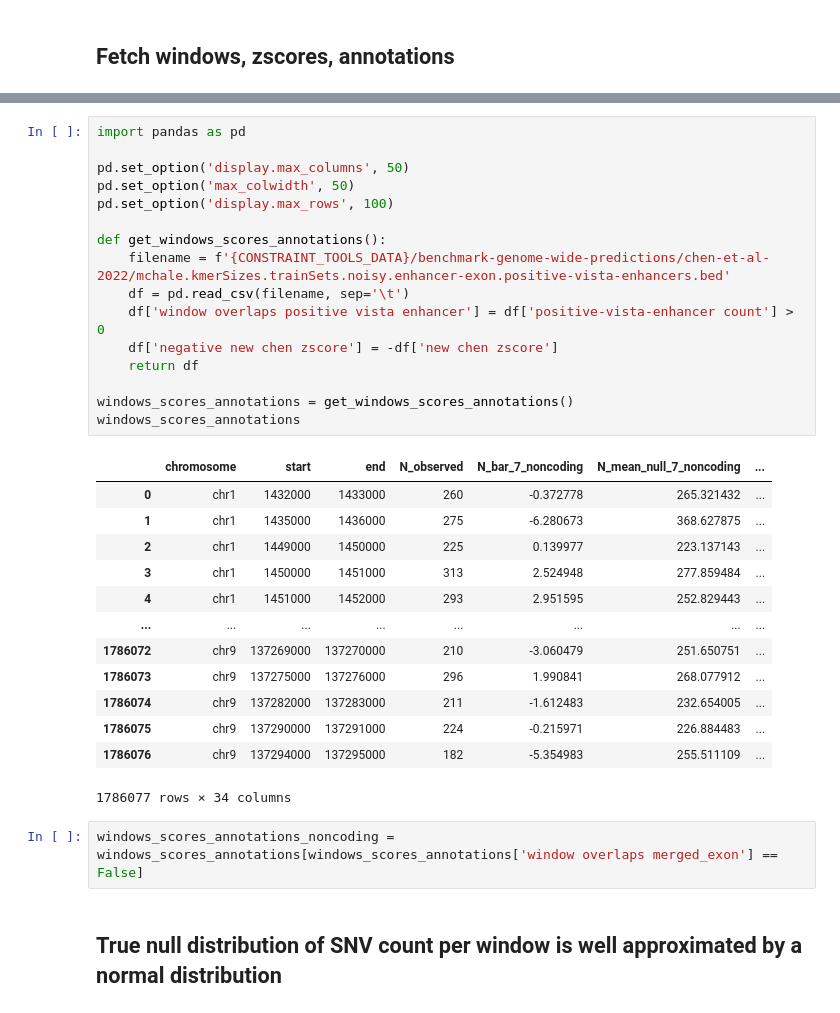
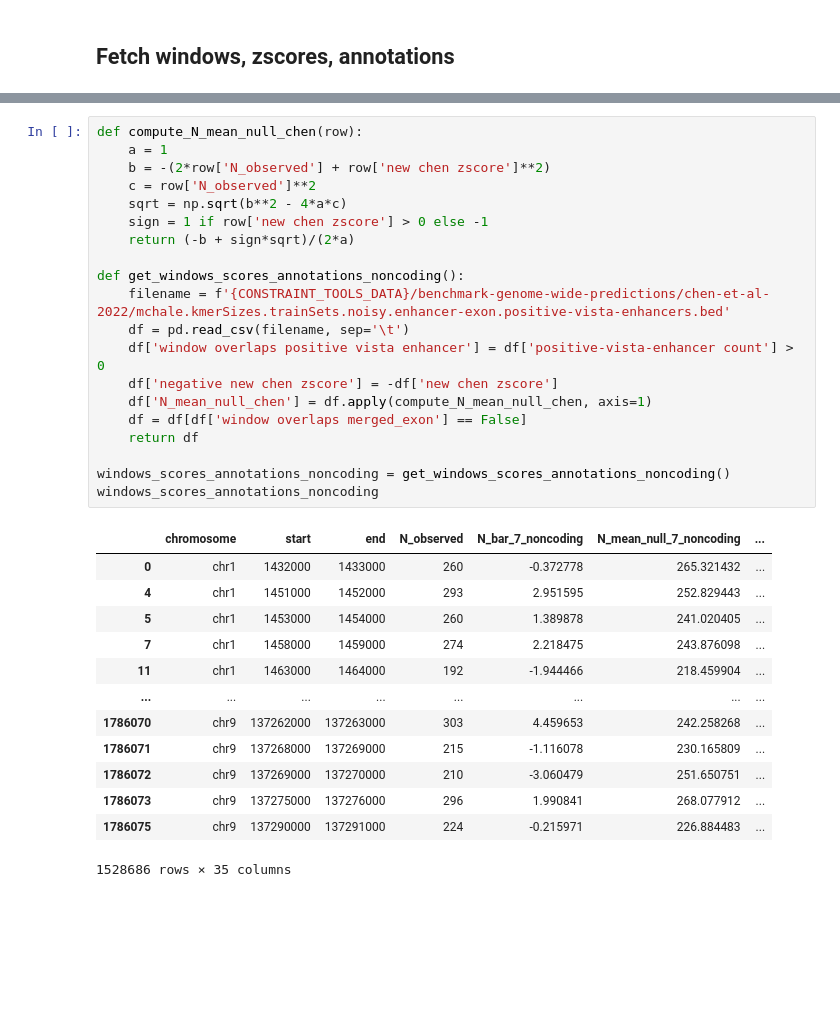
Before and after one commit to quinlan-lab/constraint-tools, a Jupyter notebook: experiments/germline-model/chen-et-al-2022/QQ-plot-for-noncoding-windows.ipynb, the cells around one changed output, grey strips where cells are left out. Cells and saved outputs as stored; diff of their text form; blank space fills up the shorter version.

Commit message:
first draft of QQ-plot-for-noncoding-windows

```diff
--- a/experiments/germline-model/chen-et-al-2022/QQ-plot-for-noncoding-windows.ipynb
+++ b/experiments/germline-model/chen-et-al-2022/QQ-plot-for-noncoding-windows.ipynb
@@ -6,34 +17,34 @@ CONSTRAINT_TOOLS_DATA = '/scratch/ucgd/lustre-work/quinlan/data-shared/constrain
 # %%
-import pandas as pd
+def compute_N_mean_null_chen(row):
+    a = 1
+    b = -(2*row['N_observed'] + row['new chen zscore']**2)
+    c = row['N_observed']**2
+    sqrt = np.sqrt(b**2 - 4*a*c)
+    sign = 1 if row['new chen zscore'] > 0 else -1
+    return (-b + sign*sqrt)/(2*a)
 
-pd.set_option('display.max_columns', 50)
-pd.set_option('max_colwidth', 50)
-pd.set_option('display.max_rows', 100)
-
-def get_windows_scores_annotations():
+def get_windows_scores_annotations_noncoding():
     filename = f'{CONSTRAINT_TOOLS_DATA}/benchmark-genome-wide-predictions/chen-et-al-2022/mchale.kmerSizes.trainSets.noisy.enhancer-exon.positive-vista-enhancers.bed'
     df = pd.read_csv(filename, sep='\t')
     df['window overlaps positive vista enhancer'] = df['positive-vista-enhancer count'] > 0
     df['negative new chen zscore'] = -df['new chen zscore']
+    df['N_mean_null_chen'] = df.apply(compute_N_mean_null_chen, axis=1)
+    df = df[df['window overlaps merged_exon'] == False]
     return df
 
-windows_scores_annotations = get_windows_scores_annotations()
-windows_scores_annotations
+windows_scores_annotations_noncoding = get_windows_scores_annotations_noncoding()
+windows_scores_annotations_noncoding
 # %% [output]
 |  | chromosome | start | end | N_observed | N_bar_7_noncoding | N_mean_null_7_noncoding | ... |
 | 0 | chr1 | 1432000 | 1433000 | 260 | -0.372778 | 265.321432 | ... |
-| 1 | chr1 | 1435000 | 1436000 | 275 | -6.280673 | 368.627875 | ... |
-| 2 | chr1 | 1449000 | 1450000 | 225 | 0.139977 | 223.137143 | ... |
-| 3 | chr1 | 1450000 | 1451000 | 313 | 2.524948 | 277.859484 | ... |
 | 4 | chr1 | 1451000 | 1452000 | 293 | 2.951595 | 252.829443 | ... |
+| 5 | chr1 | 1453000 | 1454000 | 260 | 1.389878 | 241.020405 | ... |
+| 7 | chr1 | 1458000 | 1459000 | 274 | 2.218475 | 243.876098 | ... |
+| 11 | chr1 | 1463000 | 1464000 | 192 | -1.944466 | 218.459904 | ... |
 | ... | ... | ... | ... | ... | ... | ... | ... |
+| 1786070 | chr9 | 137262000 | 137263000 | 303 | 4.459653 | 242.258268 | ... |
+| 1786071 | chr9 | 137268000 | 137269000 | 215 | -1.116078 | 230.165809 | ... |
 | 1786072 | chr9 | 137269000 | 137270000 | 210 | -3.060479 | 251.650751 | ... |
 | 1786073 | chr9 | 137275000 | 137276000 | 296 | 1.990841 | 268.077912 | ... |
-| 1786074 | chr9 | 137282000 | 137283000 | 211 | -1.612483 | 232.654005 | ... |
 | 1786075 | chr9 | 137290000 | 137291000 | 224 | -0.215971 | 226.884483 | ... |
-| 1786076 | chr9 | 137294000 | 137295000 | 182 | -5.354983 | 255.511109 | ... |
-1786077 rows × 34 columns
+1528686 rows × 35 columns
-# %%
-windows_scores_annotations_noncoding = windows_scores_annotations[windows_scores_annotations['window overlaps merged_exon'] == False]
-# %% [markdown]
-## True null distribution of SNV count per window is well approximated by a normal distribution
```
Also changed, not shown: parts of 22 cells of this notebook.
